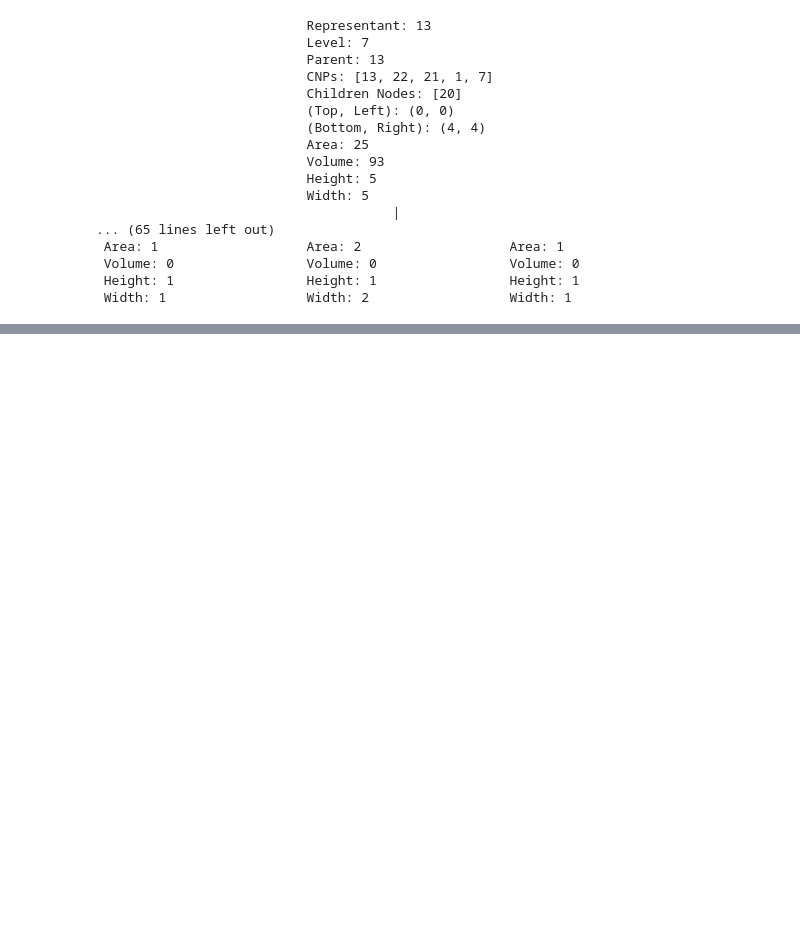
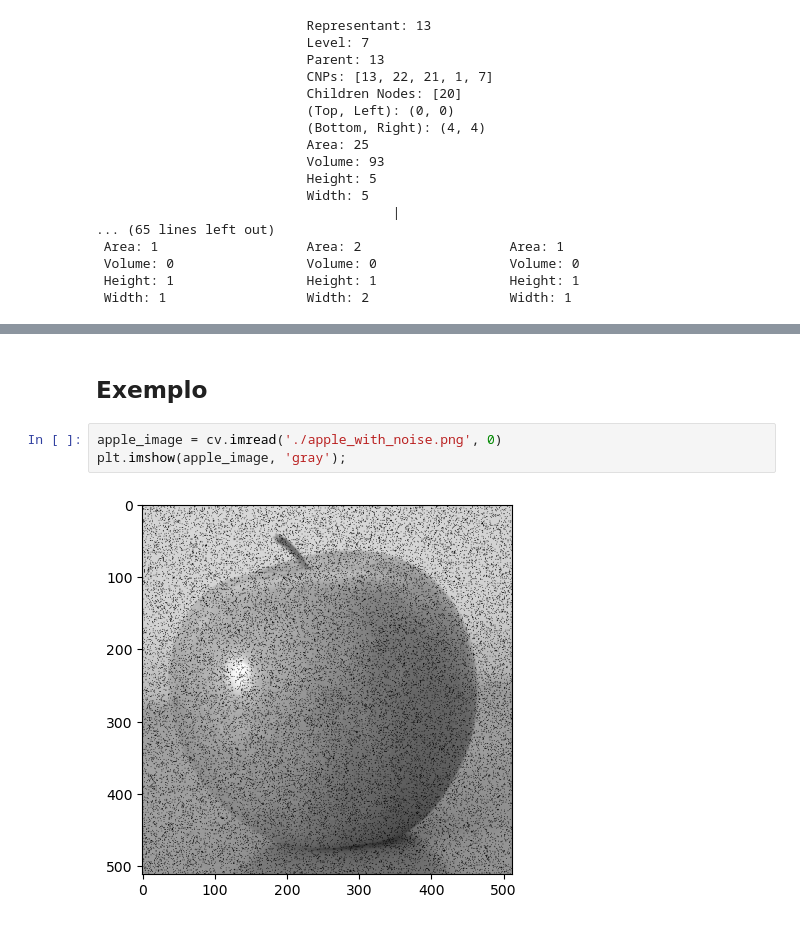
Before and after one commit to LukeBreezy/Morphology, a Jupyter notebook: Testes.ipynb, the cells around one changed output, grey strips where cells are left out. Saved outputs shown, nothing was run; the diff lists cells and outputs as text; blank space fills up the shorter version.

```diff
--- a/Testes.ipynb
+++ b/Testes.ipynb
@@ -79,0 +121,7 @@ mintree.displayTree()
+# %% [markdown]
+## Exemplo
+# %%
+apple_image = cv.imread('./apple_with_noise.png', 0)
+plt.imshow(apple_image, 'gray');
+# %% [output]
+[figure, added]
```
Also changed, not shown: parts of 9 cells of this notebook, 4 other files.
